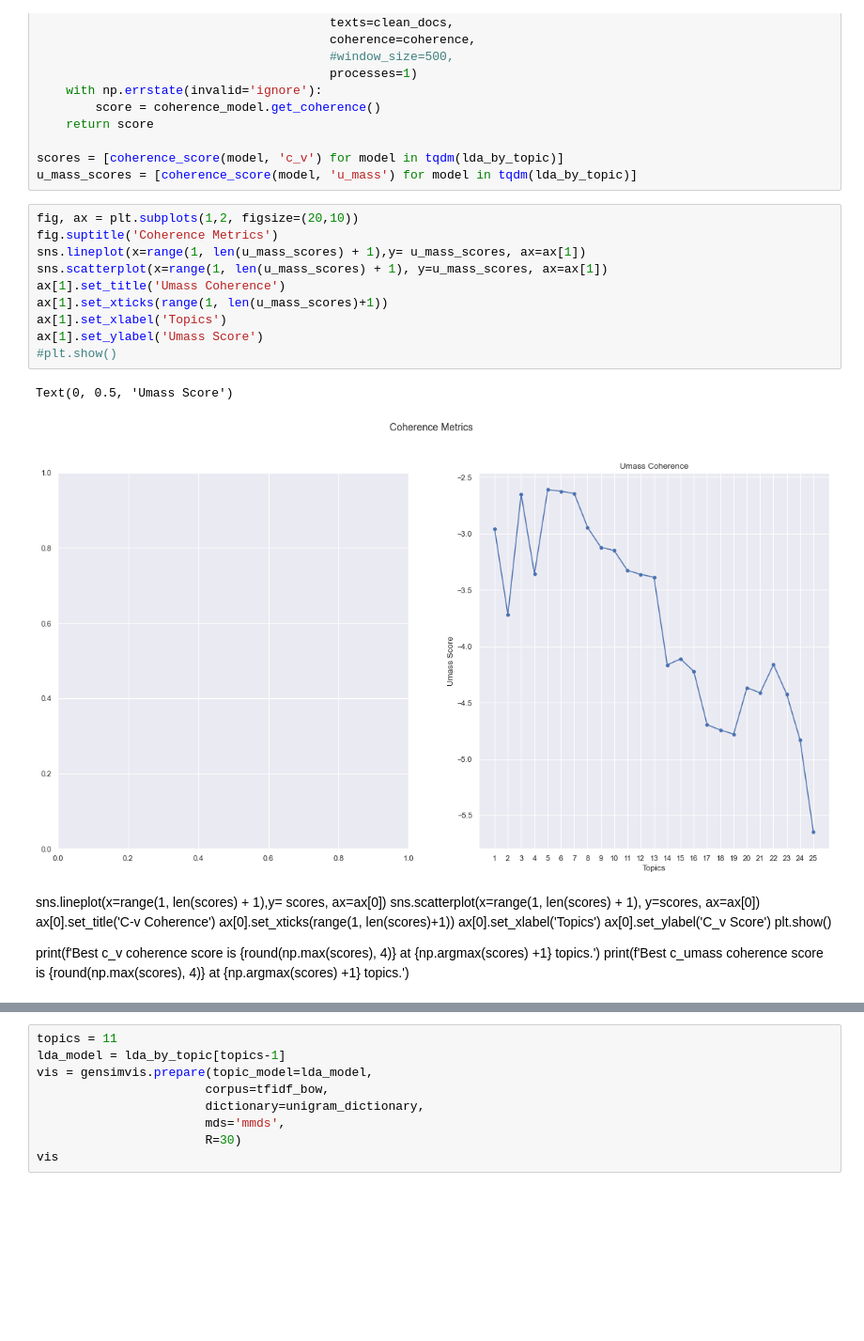
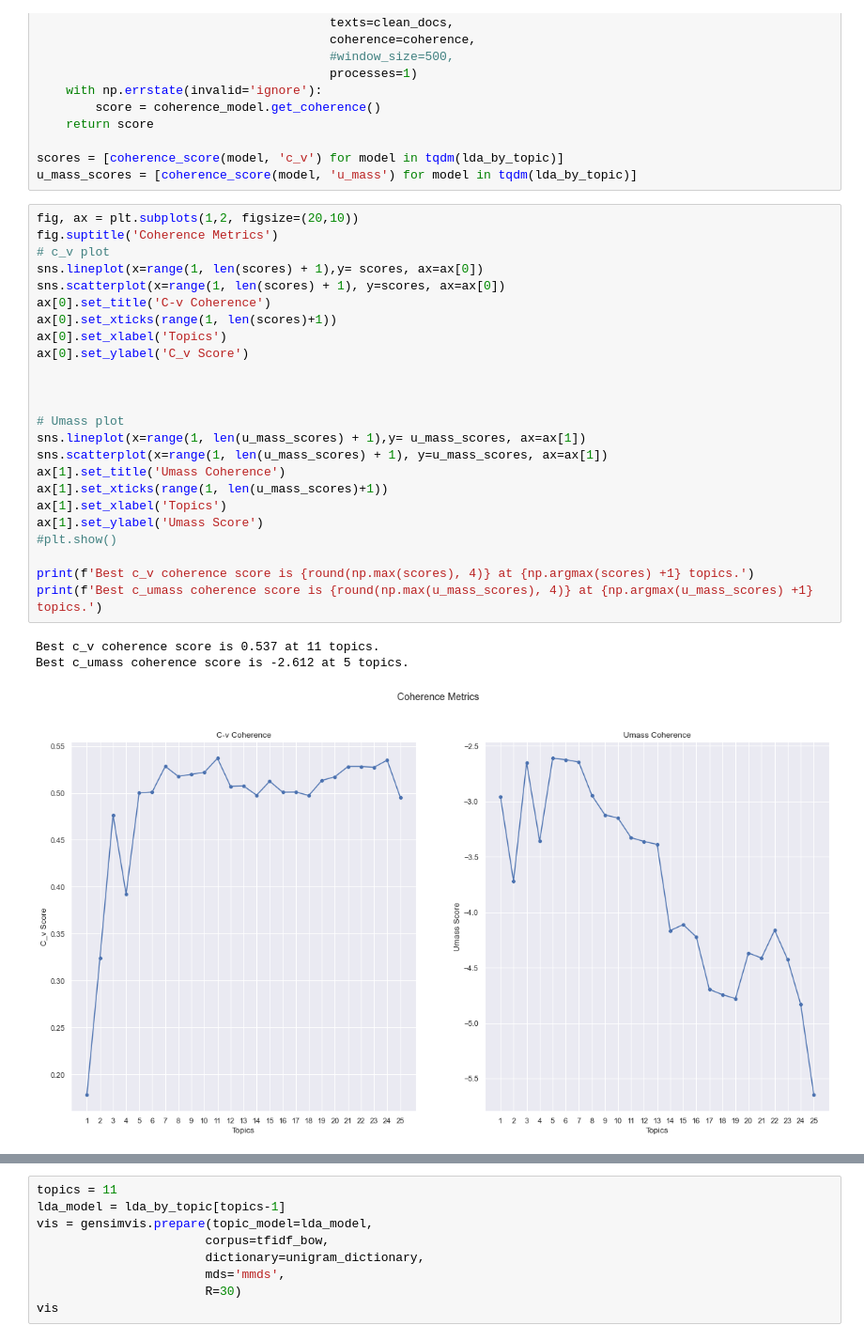
Before and after one commit to penichols10/SEP-Topic-Modelling, a Jupyter notebook: SEP LDA.ipynb, the cells around one changed output, grey strips where cells are left out. Shown at 94% size. Drawn from its saved outputs; the diff is of its cells as text; blank space fills up the shorter version.

```diff
--- a/SEP LDA.ipynb
+++ b/SEP LDA.ipynb
@@ -408,24 +418,28 @@ u_mass_scores = [coherence_score(model, 'u_mass') for model in tqdm(lda_by_topic
 # %%
 fig, ax = plt.subplots(1,2, figsize=(20,10))
 fig.suptitle('Coherence Metrics')
+# c_v plot
+sns.lineplot(x=range(1, len(scores) + 1),y= scores, ax=ax[0])
+sns.scatterplot(x=range(1, len(scores) + 1), y=scores, ax=ax[0])
+ax[0].set_title('C-v Coherence')
+ax[0].set_xticks(range(1, len(scores)+1))
+ax[0].set_xlabel('Topics')
+ax[0].set_ylabel('C_v Score')
+
+
+
+# Umass plot
 sns.lineplot(x=range(1, len(u_mass_scores) + 1),y= u_mass_scores, ax=ax[1])
 sns.scatterplot(x=range(1, len(u_mass_scores) + 1), y=u_mass_scores, ax=ax[1])
 ax[1].set_title('Umass Coherence')
 ax[1].set_xticks(range(1, len(u_mass_scores)+1))
 ax[1].set_xlabel('Topics')
 ax[1].set_ylabel('Umass Score')
 #plt.show()
+
+print(f'Best c_v coherence score is {round(np.max(scores), 4)} at {np.argmax(scores) +1} topics.')
+print(f'Best c_umass coherence score is {round(np.max(u_mass_scores), 4)} at {np.argmax(u_mass_scores) +1} topics.')
 # %% [output]
-Text(0, 0.5, 'Umass Score')
+Best c_v coherence score is 0.537 at 11 topics.
+Best c_umass coherence score is -2.612 at 5 topics.
-[figure, old version]
+[figure, new version]
-# %% [markdown]
-sns.lineplot(x=range(1, len(scores) + 1),y= scores, ax=ax[0])
-sns.scatterplot(x=range(1, len(scores) + 1), y=scores, ax=ax[0])
-ax[0].set_title('C-v Coherence')
-ax[0].set_xticks(range(1, len(scores)+1))
-ax[0].set_xlabel('Topics')
-ax[0].set_ylabel('C_v Score')
-plt.show()
-
-print(f'Best c_v coherence score is {round(np.max(scores), 4)} at {np.argmax(scores) +1} topics.')
-print(f'Best c_umass coherence score is {round(np.max(scores), 4)} at {np.argmax(scores) +1} topics.')
```
Also changed, not shown: parts of 15 cells of this notebook.
